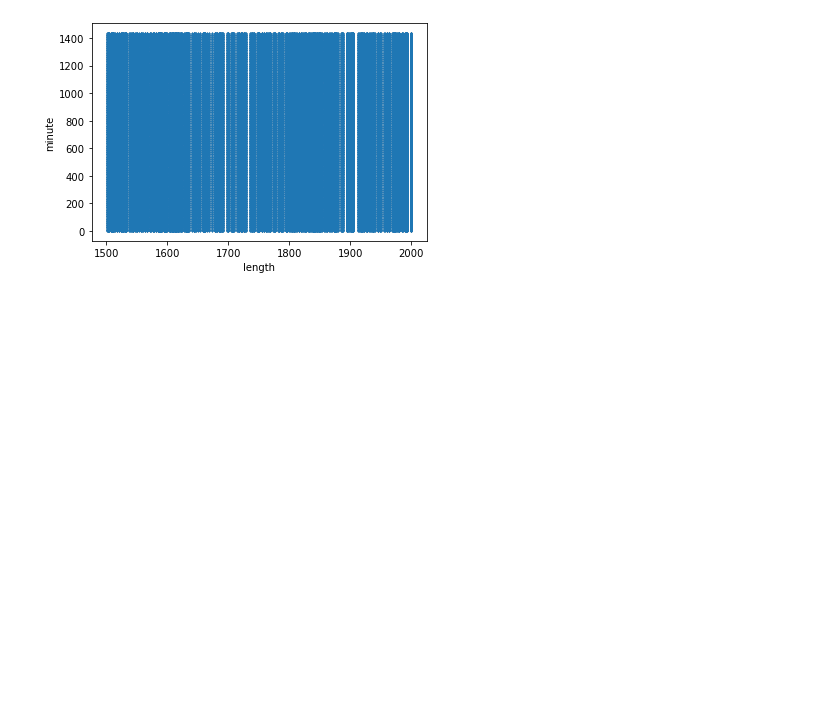
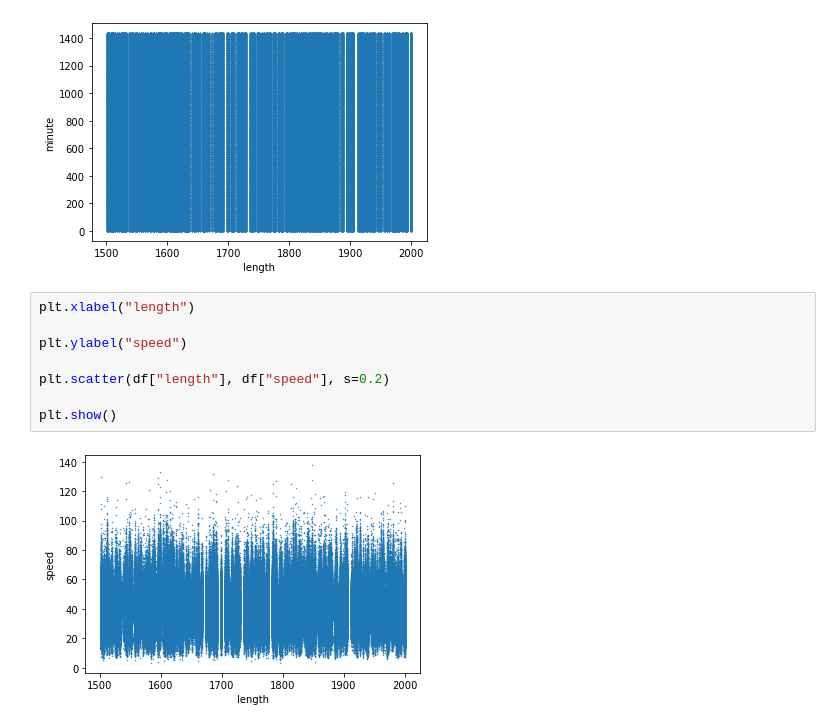
Before and after one commit to sahandp2012p/icds-project, a Jupyter notebook: Untitled.ipynb, the cells around one changed output. Drawn from its saved outputs; the diff is of its cells as text; blank space fills up the shorter version.

Commit message:
Added plots

```diff
--- a/Untitled.ipynb
+++ b/Untitled.ipynb
@@ -48,3 +48,13 @@ plt.scatter(df["length"], df["minute"], s=0.2)
 plt.show()
 # %% [output]
 [figure]
+# %%
+plt.xlabel("length")
+
+plt.ylabel("speed")
+
+plt.scatter(df["length"], df["speed"], s=0.2)
+
+plt.show()
+# %% [output]
+[figure, added]
```
Also changed, not shown: parts of 1 cell of this notebook.
